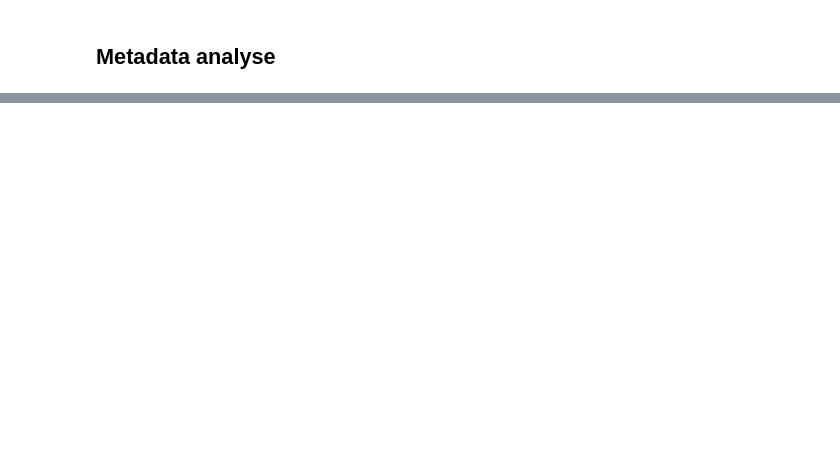
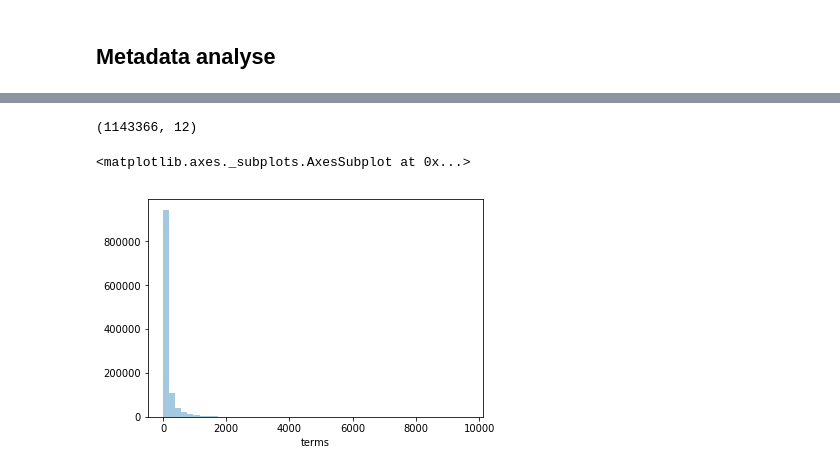
Before and after one commit to longhowlam/kamer_debatten, a Jupyter notebook: speeches.ipynb, the cells around one changed output, grey strips where cells are left out. Cells and saved outputs as stored; diff of their text form; code cells hidden in the pictures; blank space fills up the shorter version.

```diff
--- a/speeches.ipynb
+++ b/speeches.ipynb
@@ -35,3 +37,5 @@ Wall time: 13.4 s
+# %%
+tweede_kamer = tweede_kamer.assign(datum = pd.to_datetime(tweede_kamer.date))
 # %%
 tweede_kamer.sample(10)
 # %% [output]
@@ -79,0 +134,9 @@ Name: iso3country, dtype: int64
+# %%
+tweede_kamer.shape
+# %% [output]
+(1143366, 12)
+# %%
+sns.distplot(tweede_kamer.terms,kde=False)
+# %% [output]
+<matplotlib.axes._subplots.AxesSubplot at 0x...>
+[figure, added]
```
Also changed, not shown: parts of 16 cells of this notebook.
